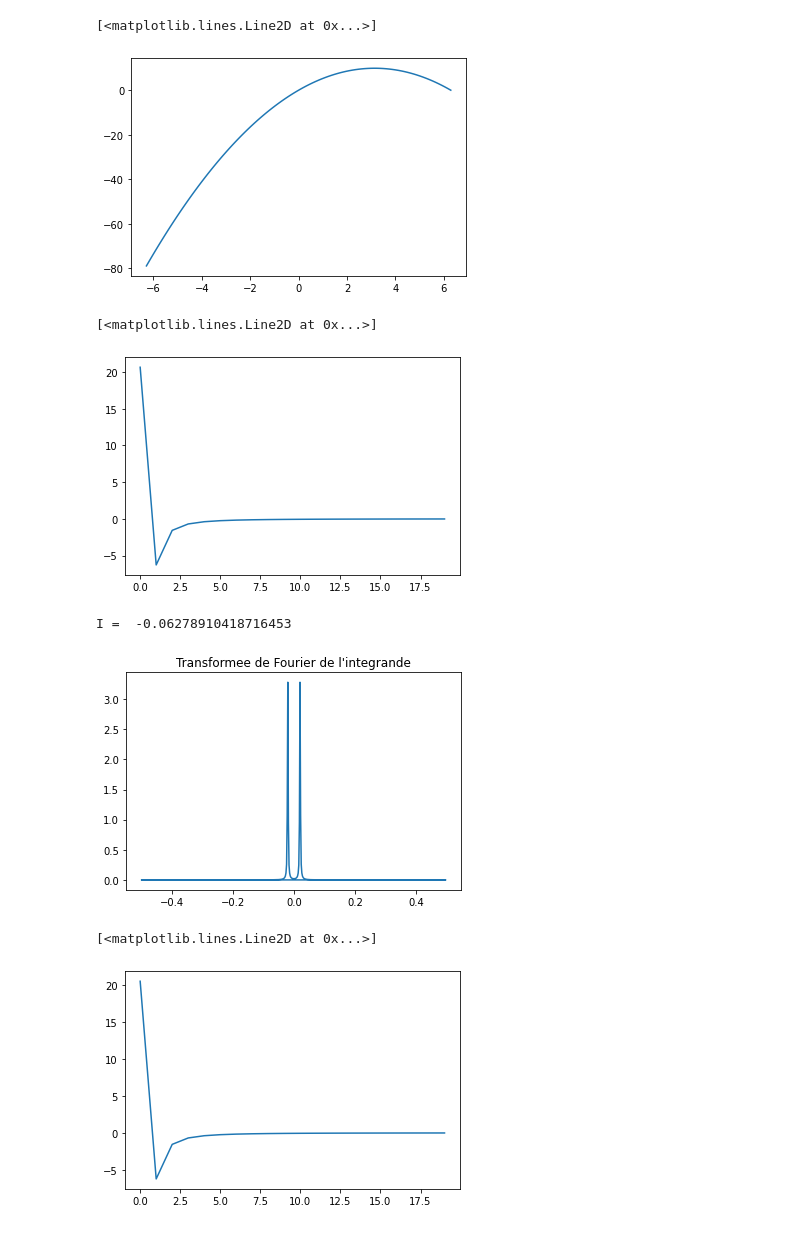
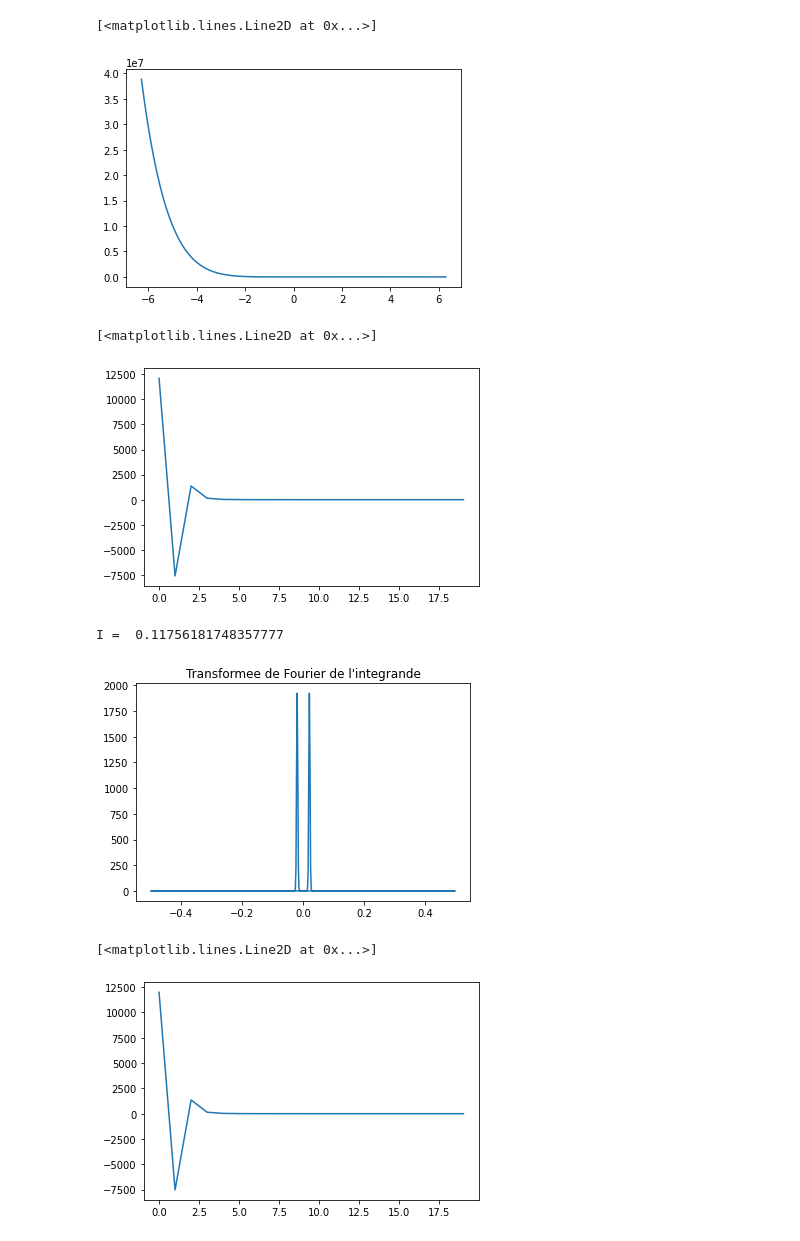
Before and after one commit to jules-berry/DM_RNDP, a Jupyter notebook: tests.ipynb, the cells around one changed output. Drawn from its saved outputs; the diff is of its cells as text; code cells hidden in the pictures.

```diff
--- a/tests.ipynb
+++ b/tests.ipynb
@@ -3,12 +3,12 @@ import numpy as np
 import matplotlib.pyplot as plt
 pi = np.pi
 # %%
-f = lambda x : np.power(x,1) * np.power(2*pi - x,1)
+f = lambda x : np.power(x,4) * np.power(2*pi - x,4)
 x = np.linspace(-2*pi,2*pi,100)
 plt.plot(x,f(x))
 # %% [output]
 [<matplotlib.lines.Line2D at 0x...>]
-[figure, old version]
+[figure, new version]
 # %%
 # On calcul les produits scalaires sans utiliser la transformee de fourier
 def sc (f,n,N):
@@ -25,7 +25,7 @@ for n in range(20):
 plt.plot(range(20),res)
 # %% [output]
 [<matplotlib.lines.Line2D at 0x...>]
-[figure, old version]
+[figure, new version]
 # %%
 # On commence par un exemple avec n = 10
 t = np.linspace(0,2*pi,500)
@@ -47,8 +47,8 @@ for k in range(1,int(m/2)):
 I = np.real(I/2)
 print ("I = ", I)
 # %% [output]
-I =  -0.06278910418716453
+I =  0.11756181748357777
-[figure, old version]
+[figure, new version]
 # %%
 # Methode generale
 def scwft(f,n):
@@ -77,4 +77,4 @@ plt.plot(range(20),res)
 # Les valeurs grandissent avec la valeur de N dans linspace
 # %% [output]
 [<matplotlib.lines.Line2D at 0x...>]
-[figure, old version]
+[figure, new version]
```
Also changed, not shown: 1 other file.
